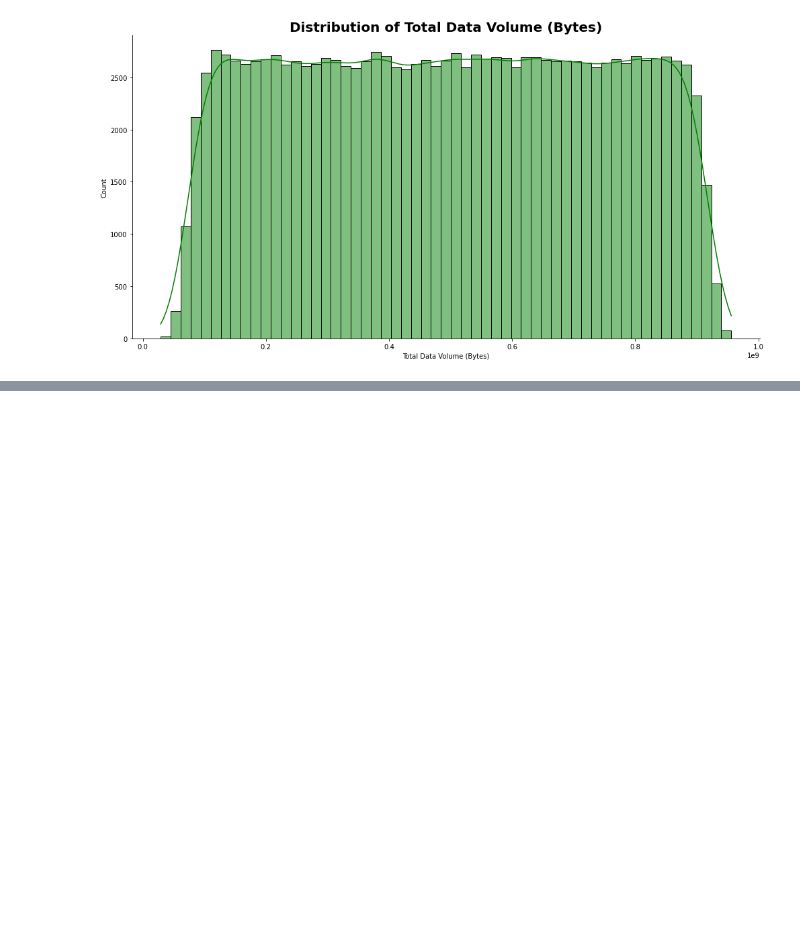
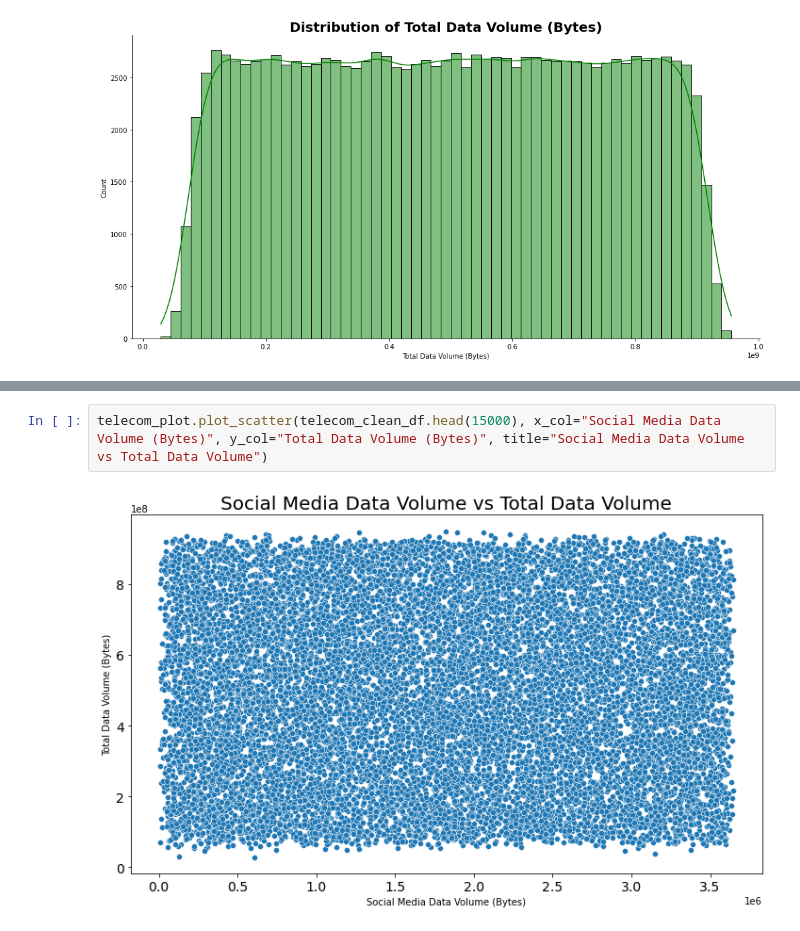
Before and after one commit to zelalemshiferaw/Telecommunication-Data-Analysis, a Jupyter notebook: notebooks/User Overview Analysis.ipynb, the cells around one changed output, grey strips where cells are left out. Cells and saved outputs as stored; diff of their text form; blank space fills up the shorter version.

```diff
--- a/notebooks/User Overview Analysis.ipynb
+++ b/notebooks/User Overview Analysis.ipynb
@@ -181,0 +193,4 @@ telecom_plot.plot_hist(telecom_clean_df, 'Total Data Volume (Bytes)', 'green')
+# %%
+telecom_plot.plot_scatter(telecom_clean_df.head(15000), x_col="Social Media Data Volume (Bytes)", y_col="Total Data Volume (Bytes)", title="Social Media Data Volume vs Total Data Volume")
+# %% [output]
+[figure, added]
```
Also changed, not shown: parts of 4 cells of this notebook.
